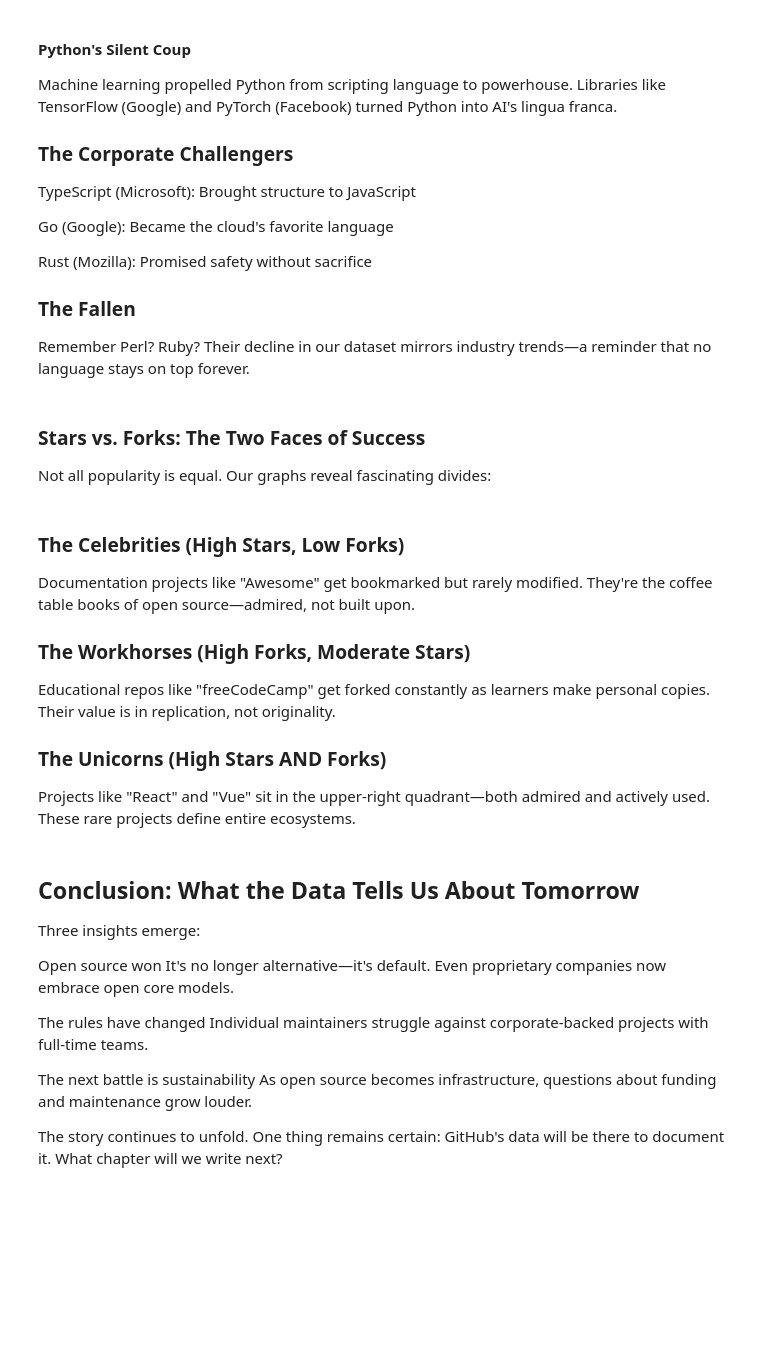
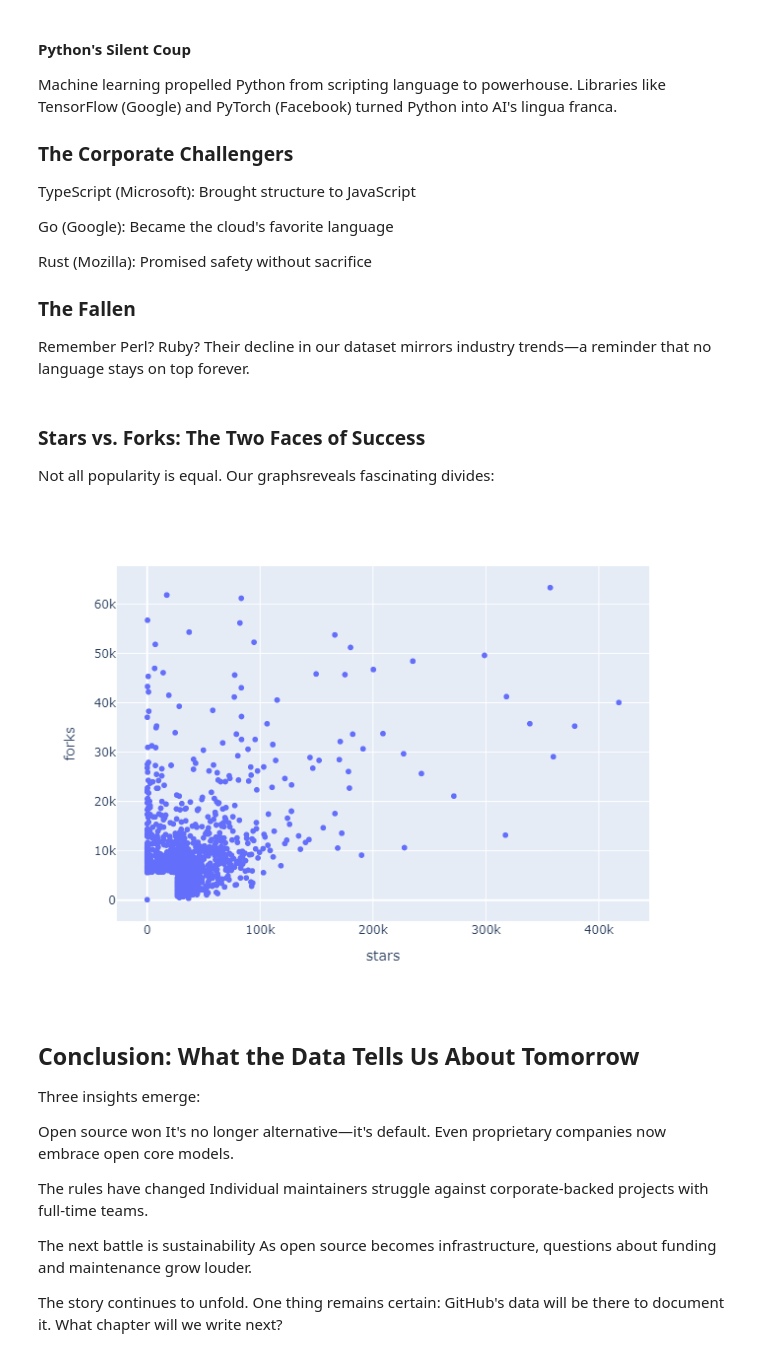
Before and after one commit to liandeveloper/open_source, a Jupyter notebook: story.ipynb, the cells around one changed output. Cells and saved outputs as stored; diff of their text form; code cells hidden in the pictures; blank space fills up the shorter version.

```diff
--- a/story.ipynb
+++ b/story.ipynb
@@ -101,10 +114,9 @@ Rust (Mozilla): Promised safety without sacrifice
 Remember Perl? Ruby? Their decline in our dataset mirrors industry trends—a reminder that no language stays on top forever.
 # %% [markdown]
 ### Stars vs. Forks: The Two Faces of Success
-Not all popularity is equal. Our graphs reveal fascinating divides:
+Not all popularity is equal. Our graphsreveals fascinating divides:
 # %%
-px.scatter(data,
-           x='stars',
-           y='forks',
-          #  color='Main Programming Language'
-           ).update_layout(showlegend=False)
+px.scatter(data, x='stars', y='forks').write_image("scatter_plot.png")
+Image("scatter_plot.png")
+# %% [output]
+[figure, added]
@@ -121,9 +122,0 @@ px.bar(data[(data['forks'] >5e5) | (data['stars'] > 2e5)].sort_values('stars',as
-# %% [markdown]
-### The Celebrities (High Stars, Low Forks)
-Documentation projects like "Awesome" get bookmarked but rarely modified. They're the coffee table books of open source—admired, not built upon.
-
-### The Workhorses (High Forks, Moderate Stars)
-Educational repos like "freeCodeCamp" get forked constantly as learners make personal copies. Their value is in replication, not originality.
-
-### The Unicorns (High Stars AND Forks)
-Projects like "React" and "Vue" sit in the upper-right quadrant—both admired and actively used. These rare projects define entire ecosystems.
```
Also changed, not shown: parts of 6 cells of this notebook.
